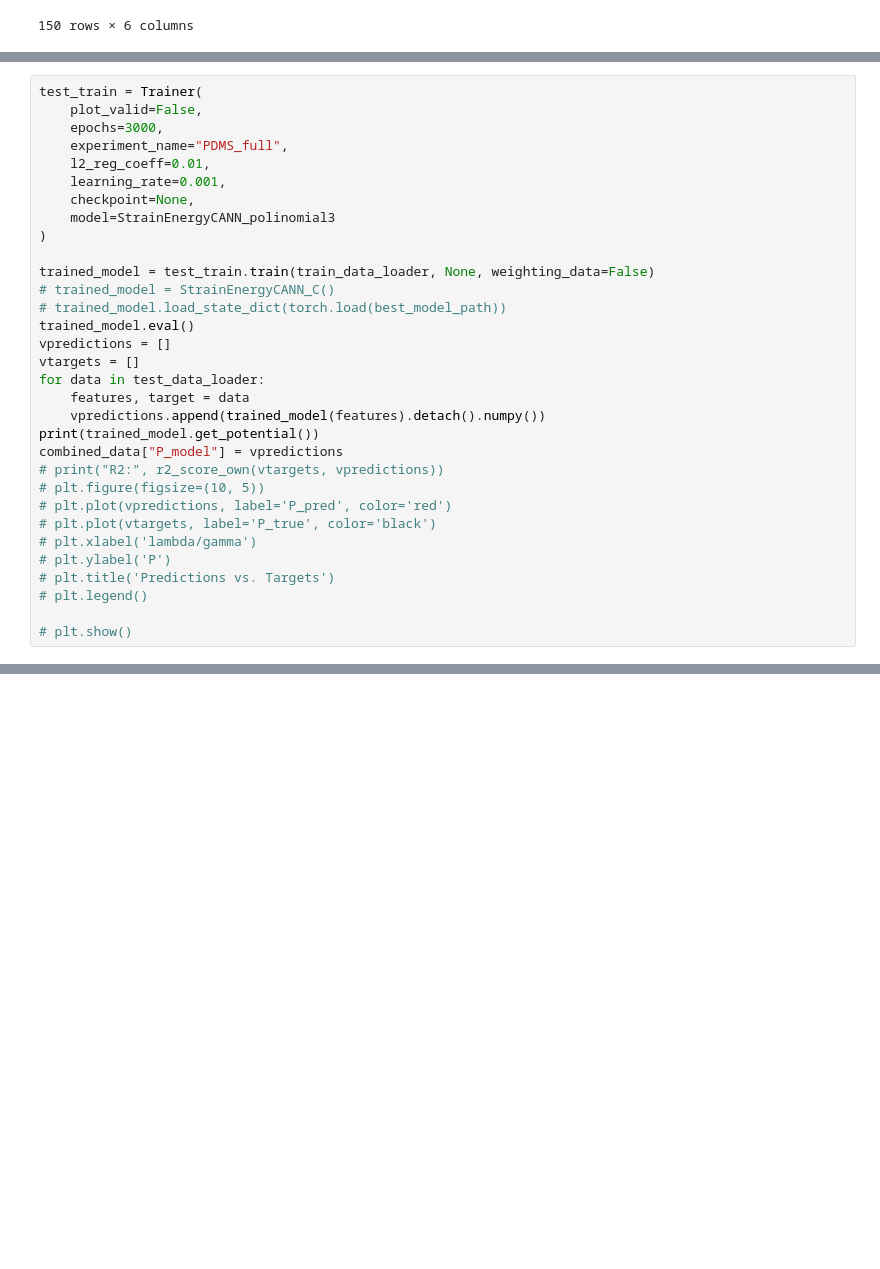
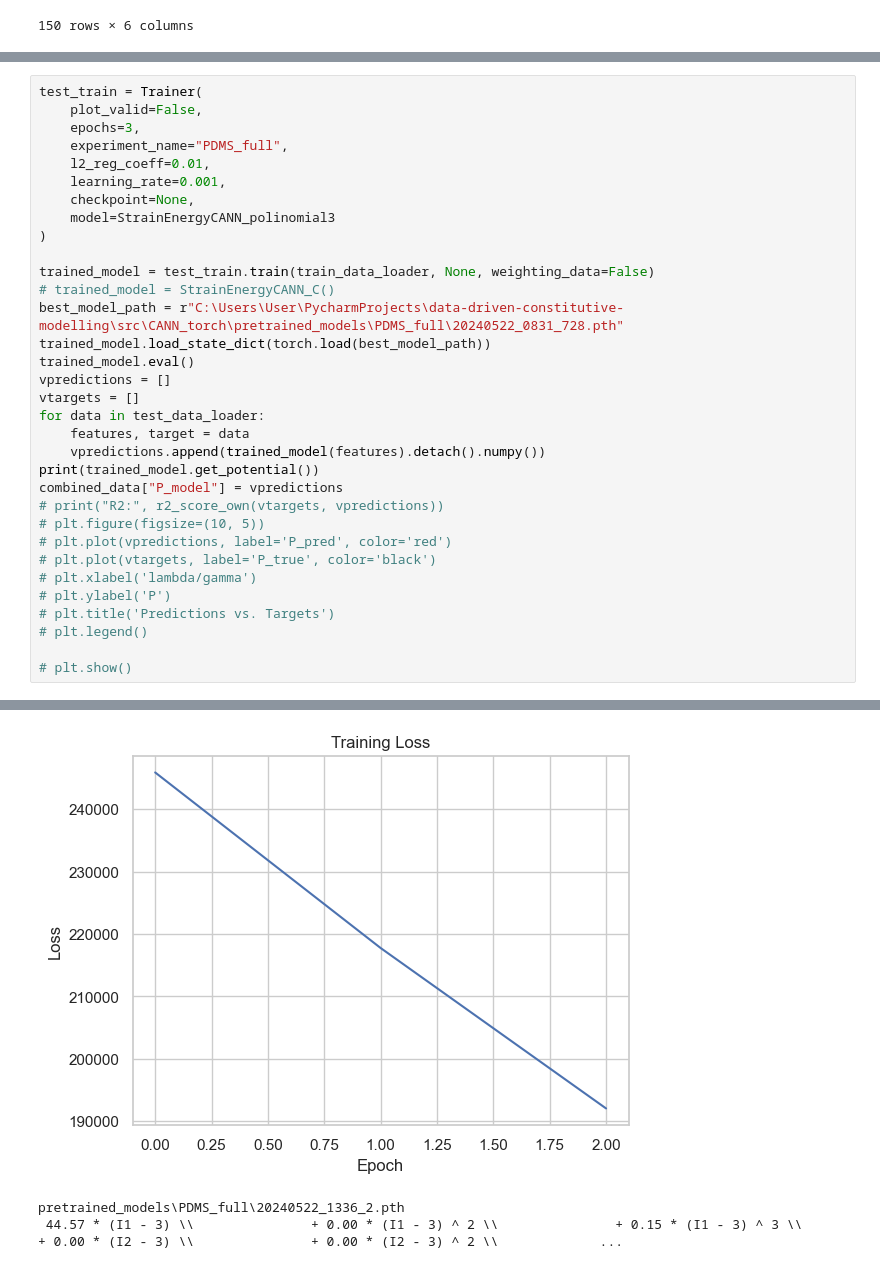
Before and after one commit to 23Grammer58/data-driven-constitutive-modelling, a Jupyter notebook: src/CANN_torch/PDMS.ipynb, the cells around one changed output, grey strips where cells are left out. Saved outputs shown, nothing was run; the diff lists cells and outputs as text; blank space fills up the shorter version.

Commit message:
add plotting results of train network

```diff
--- a/src/CANN_torch/PDMS.ipynb
+++ b/src/CANN_torch/PDMS.ipynb
@@ -158,7 +160,7 @@ test_data_loader.dataset.data
 # %%
 test_train = Trainer(
     plot_valid=False,
-    epochs=3000,
+    epochs=3,
     experiment_name="PDMS_full",
     l2_reg_coeff=0.01,
     learning_rate=0.001,
@@ -168,7 +170,8 @@ test_train = Trainer(
 
 trained_model = test_train.train(train_data_loader, None, weighting_data=False)
 # trained_model = StrainEnergyCANN_C()
-# trained_model.load_state_dict(torch.load(best_model_path))
+best_model_path = r"C:\Users\User\PycharmProjects\data-driven-constitutive-modelling\src\CANN_torch\pretrained_models\PDMS_full\20240522_0831_728.pth"
+trained_model.load_state_dict(torch.load(best_model_path))
 trained_model.eval()
 vpredictions = []
 vtargets = []
@@ -208 +207,4 @@ Epoch [841/3000], Loss: 4966.34093097, Test metric: 33.33114719
+[figure, added]
+pretrained_models\PDMS_full\20240522_1336_2.pth
+ 44.57 * (I1 - 3) \\               + 0.00 * (I1 - 3) ^ 2 \\               + 0.15 * (I1 - 3) ^ 3 \\                               + 0.00 * (I2 - 3) \\               + 0.00 * (I2 - 3) ^ 2 \\             ...
 # %%
```
Also changed, not shown: parts of 12 cells of this notebook, 2 other files.
